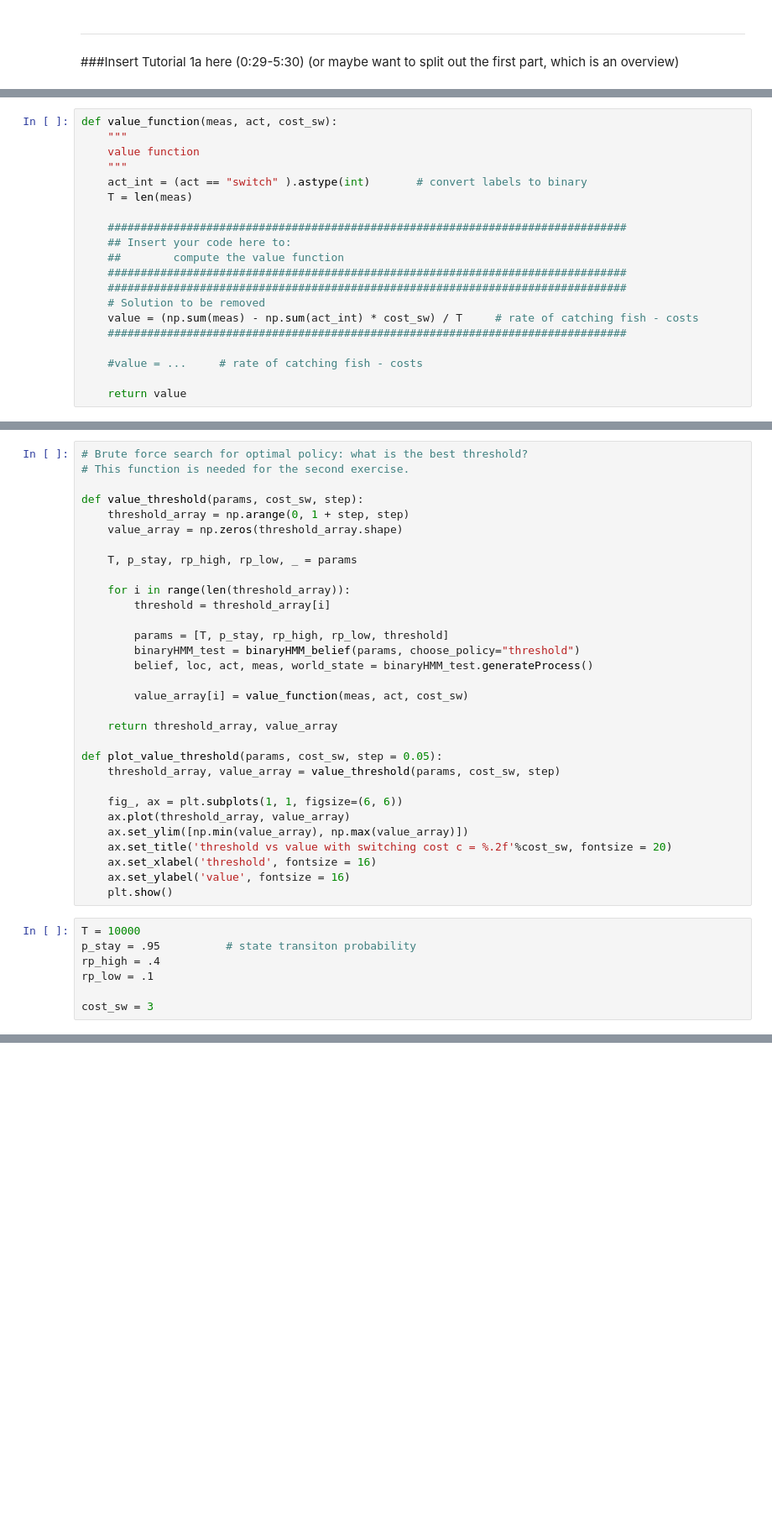
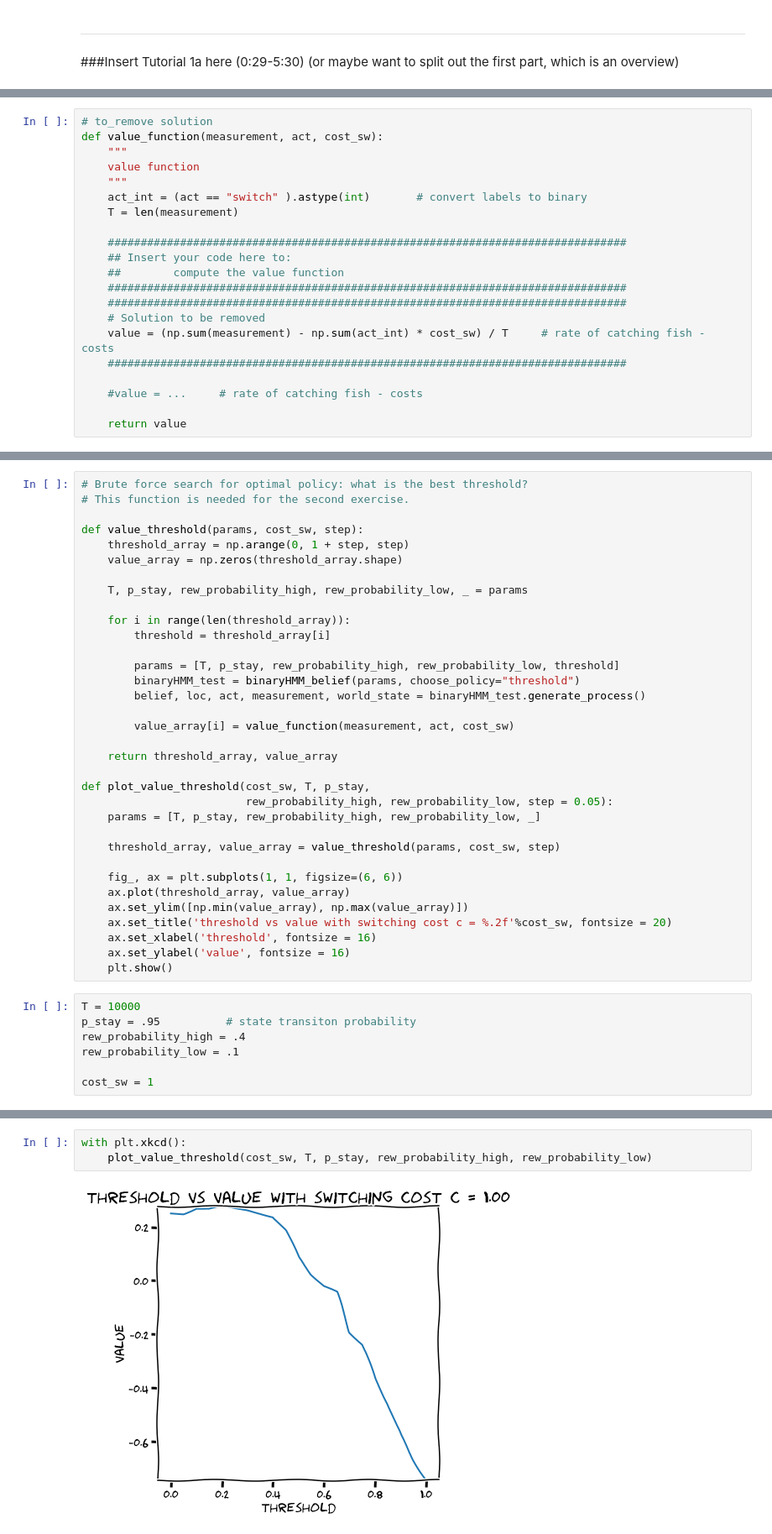
Before and after one commit to zhengww/NeuroMatchAcademy, a Jupyter notebook: Tutorial1_optimal_control_discrete.ipynb, the cells around one changed output, grey strips where cells are left out. Shown: that part at 84% size. Saved outputs shown, nothing was run; the diff lists cells and outputs as text; blank space fills up the shorter version.

```diff
--- a/Tutorial1_optimal_control_discrete.ipynb
+++ b/Tutorial1_optimal_control_discrete.ipynb
@@ -433,10 +595,11 @@ where $U_s(s_t)$ is the instataneous utility from the site, and $U_a(a_t)$ is th
 # %%
-def value_function(meas, act, cost_sw):
+# to_remove solution
+def value_function(measurement, act, cost_sw):
     """
     value function
     """
     act_int = (act == "switch" ).astype(int)       # convert labels to binary
-    T = len(meas)
+    T = len(measurement)
 
     ###############################################################################
     ## Insert your code here to:
@@ -444,7 +607,7 @@ def value_function(meas, act, cost_sw):
     ###############################################################################
     ###############################################################################
     # Solution to be removed
-    value = (np.sum(meas) - np.sum(act_int) * cost_sw) / T     # rate of catching fish - costs
+    value = (np.sum(measurement) - np.sum(act_int) * cost_sw) / T     # rate of catching fish - costs
     ###############################################################################
 
     #value = ...     # rate of catching fish - costs
@@ -463,20 +626,23 @@ def value_threshold(params, cost_sw, step):
     threshold_array = np.arange(0, 1 + step, step)
     value_array = np.zeros(threshold_array.shape)
 
-    T, p_stay, rp_high, rp_low, _ = params
+    T, p_stay, rew_probability_high, rew_probability_low, _ = params
 
     for i in range(len(threshold_array)):
         threshold = threshold_array[i]
 
-        params = [T, p_stay, rp_high, rp_low, threshold]
+        params = [T, p_stay, rew_probability_high, rew_probability_low, threshold]
         binaryHMM_test = binaryHMM_belief(params, choose_policy="threshold")
-        belief, loc, act, meas, world_state = binaryHMM_test.generateProcess()
+        belief, loc, act, measurement, world_state = binaryHMM_test.generate_process()
 
-        value_array[i] = value_function(meas, act, cost_sw)
+        value_array[i] = value_function(measurement, act, cost_sw)
 
     return threshold_array, value_array
 
-def plot_value_threshold(params, cost_sw, step = 0.05):
+def plot_value_threshold(cost_sw, T, p_stay,
+                         rew_probability_high, rew_probability_low, step = 0.05):
+    params = [T, p_stay, rew_probability_high, rew_probability_low, _]
+
     threshold_array, value_array = value_threshold(params, cost_sw, step)
 
     fig_, ax = plt.subplots(1, 1, figsize=(6, 6))
@@ -489,7 +655,7 @@ def plot_value_threshold(params, cost_sw, step = 0.05):
 # %%
 T = 10000
 p_stay = .95          # state transiton probability
-rp_high = .4
-rp_low = .1
+rew_probability_high = .4
+rew_probability_low = .1
 
-cost_sw = 3
+cost_sw = 1
@@ -500,0 +662,5 @@ plot_value_threshold(params, cost_sw)
+# %%
+with plt.xkcd():
+    plot_value_threshold(cost_sw, T, p_stay, rew_probability_high, rew_probability_low)
+# %% [output]
+[figure, added]
```
Also changed, not shown: parts of 23 cells of this notebook, 1 other file.
